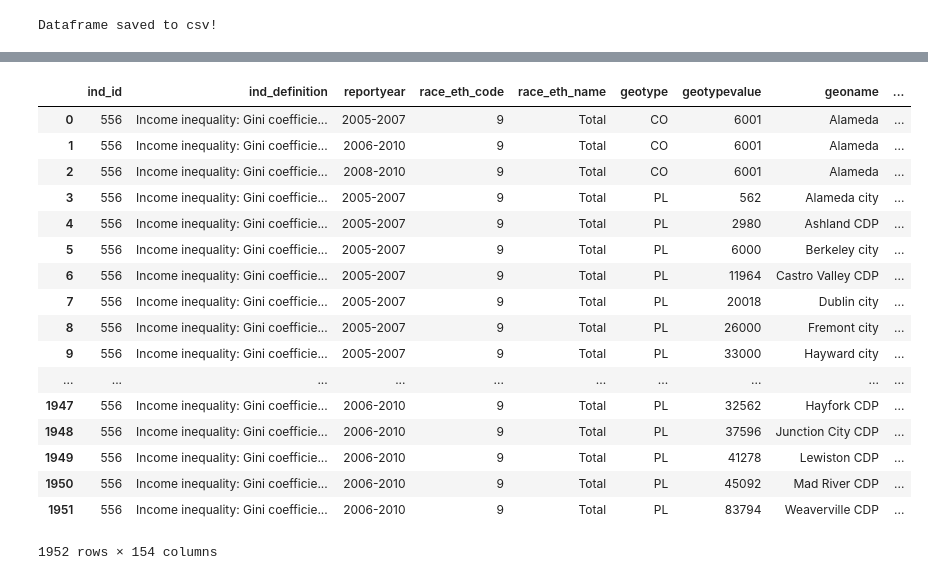
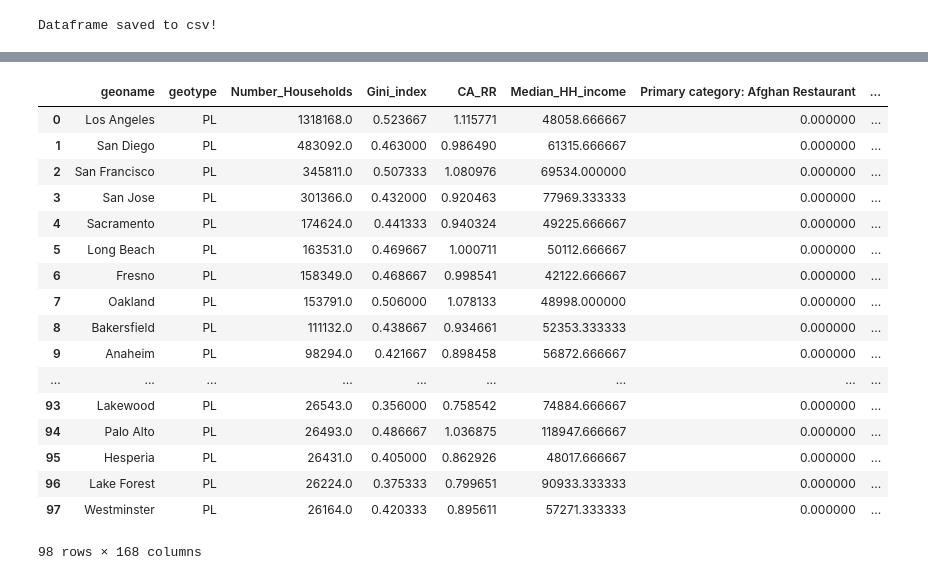
Before and after one commit to Ajstanley89/Income-Inequality-and-California-Culture, a Jupyter notebook: Data Gathering and Exploration.ipynb, the cells around one changed output, grey strips where cells are left out. Saved outputs shown, nothing was run; the diff lists cells and outputs as text; code cells hidden in the pictures.

```diff
--- a/Data Gathering and Exploration.ipynb
+++ b/Data Gathering and Exploration.ipynb
@@ -83,6 +131,6 @@ There are 58 unique counties in CA
 # %%
-# Define function to build query url
-def get_data(county, client=client, client_secret=client_secret, time='any', openNow=0, price='1,2,3,4', v='20191206'):
+# Define function to build query url and make api call to 4square
+def get_data(location, client=client, client_secret=client_secret, time='any', openNow=0, price='1,2,3,4', v='20191206'):
     """
     Takes the desired parameters, builds the search, and makes an api call to foursquare. Returns a json response.
 
@@ -91,7 +139,7 @@ def get_data(county, client=client, client_secret=client_secret, time='any', ope
     """
     # assemble the parameters into search strings
     base_uri = 'https://api.foursquare.com/v2/venues/explore?'
-    near = 'near=' + county + ', CA'
+    near = 'near=' + location + ', CA, United States'
     price = f'price={price}'
     time = f'time={time}'
     openNow = f'openNow={openNow}'
@@ -109,15 +179,25 @@ def get_data(county, client=client, client_secret=client_secret, time='any', ope
 # price isn't returned in the response, but we can filter for it initially. We'll just need to make 1 request at each price point (1-4)
 prices = range(1,5)
 
+# slice the sorted df for the top n cities by households
+n = 500
+locations = cities_df.loc[:n, 'geoname']
+
 # create empty list to hold dictionaries for all venue data
 all_venues = []
 
 # loop through all counties
-for county in counties:
-    print(f'Getting data for {county}...')
+for location in locations:
+    print(f'Getting data for {location}...')
     # make an api call for each price point
     for price in prices:
-        r = get_data(county, price=price)
+        r = get_data(location, price=price)
+
+        # check if the response was 2XX
+        code = str(r['meta']['code'])
+        if code[0] != '2':
+            print(f'Error {code}')
+            continue
 
         # find the number of total results and just move on if it's 0 (don't try to process the data because there isn't any!)
         totalR = r['response']['totalResults']
@@ -138,7 +218,7 @@ for county in counties:
             venue_dict = {
                 'Venue id': v['id'],
                 'Venue Name': v['name'],
-                'County': county,
+                'Location': location,
                 'Price': price
             }
 
@@ -159,6 +239,6 @@ for county in counties:
 
             # append the dictionary to the list for all our venues
             all_venues.append(venue_dict)
-            print('Done!')
+    print('Done!')
 
 print('All data gathering complete!')
@@ -228,0 +323,9 @@ Name: Primary category, Length: 130, dtype: int64
+# %%
+# Let's encode the prices with more descriptive categories
+price_key = {1:'Low',
+            2:'Moderate',
+            3:'Expensive',
+            4:'Very Expensive'}
+# change the numbers in the price column to their string descriptions
+venues_df['Price'] = [price_key[price] for price in venues_df['Price']]
+venues_df.head()
@@ -229,8 +339,8 @@ Name: Primary category, Length: 130, dtype: int64
 # %%
 # get the frequency of each venue for each county.
 # One hot encode the venue categories
-one_hot_venues = pd.get_dummies(venues_df, columns=['Primary category'], prefix='', prefix_sep='')
+one_hot_venues = pd.get_dummies(venues_df, columns=['Primary category', 'Price'], prefix_sep=': ')
 # gorup by the counties by mean to get the frequency opf each category
-freq_df = one_hot_venues.groupby('County').mean()
+freq_df = one_hot_venues.groupby('Location').mean()
 freq_df
 # %% [output]
@@ -256,26 +366,26 @@ freq_df
 # %%
 # merge the economic and venue data
-econ_venue_merged_df = pd.merge(df, freq_df, left_on = 'county_name', right_on='County')
+econ_venue_merged_df = pd.merge(cities_df, freq_df, left_on = 'geoname', right_on='Location')
 econ_venue_merged_df
 # %% [output]
-|  | ind_id | ind_definition | reportyear | race_eth_code | race_eth_name | geotype | geotypevalue | geoname | ... |
-| 0 | 556 | Income inequality: Gini coefficie... | 2005-2007 | 9 | Total | CO | 6001 | Alameda | ... |
-| 1 | 556 | Income inequality: Gini coefficie... | 2006-2010 | 9 | Total | CO | 6001 | Alameda | ... |
-| 2 | 556 | Income inequality: Gini coefficie... | 2008-2010 | 9 | Total | CO | 6001 | Alameda | ... |
-| 3 | 556 | Income inequality: Gini coefficie... | 2005-2007 | 9 | Total | PL | 562 | Alameda city | ... |
-| 4 | 556 | Income inequality: Gini coefficie... | 2005-2007 | 9 | Total | PL | 2980 | Ashland CDP | ... |
-| 5 | 556 | Income inequality: Gini coefficie... | 2005-2007 | 9 | Total | PL | 6000 | Berkeley city | ... |
-| 6 | 556 | Income inequality: Gini coefficie... | 2005-2007 | 9 | Total | PL | 11964 | Castro Valley CDP | ... |
-| 7 | 556 | Income inequality: Gini coefficie... | 2005-2007 | 9 | Total | PL | 20018 | Dublin city | ... |
-| 8 | 556 | Income inequality: Gini coefficie... | 2005-2007 | 9 | Total | PL | 26000 | Fremont city | ... |
-| 9 | 556 | Income inequality: Gini coefficie... | 2005-2007 | 9 | Total | PL | 33000 | Hayward city | ... |
-| ... | ... | ... | ... | ... | ... | ... | ... | ... | ... |
-| 1947 | 556 | Income inequality: Gini coefficie... | 2006-2010 | 9 | Total | PL | 32562 | Hayfork CDP | ... |
-| 1948 | 556 | Income inequality: Gini coefficie... | 2006-2010 | 9 | Total | PL | 37596 | Junction City CDP | ... |
-| 1949 | 556 | Income inequality: Gini coefficie... | 2006-2010 | 9 | Total | PL | 41278 | Lewiston CDP | ... |
-| 1950 | 556 | Income inequality: Gini coefficie... | 2006-2010 | 9 | Total | PL | 45092 | Mad River CDP | ... |
-| 1951 | 556 | Income inequality: Gini coefficie... | 2006-2010 | 9 | Total | PL | 83794 | Weaverville CDP | ... |
+|  | geoname | geotype | Number_Households | Gini_index | CA_RR | Median_HH_income | Primary category: Afghan Restaurant | ... |
+| 0 | Los Angeles | PL | 1318168.0 | 0.523667 | 1.115771 | 48058.666667 | 0.000000 | ... |
+| 1 | San Diego | PL | 483092.0 | 0.463000 | 0.986490 | 61315.666667 | 0.000000 | ... |
+| 2 | San Francisco | PL | 345811.0 | 0.507333 | 1.080976 | 69534.000000 | 0.000000 | ... |
+| 3 | San Jose | PL | 301366.0 | 0.432000 | 0.920463 | 77969.333333 | 0.000000 | ... |
+| 4 | Sacramento | PL | 174624.0 | 0.441333 | 0.940324 | 49225.666667 | 0.000000 | ... |
+| 5 | Long Beach | PL | 163531.0 | 0.469667 | 1.000711 | 50112.666667 | 0.000000 | ... |
+| 6 | Fresno | PL | 158349.0 | 0.468667 | 0.998541 | 42122.666667 | 0.000000 | ... |
+| 7 | Oakland | PL | 153791.0 | 0.506000 | 1.078133 | 48998.000000 | 0.000000 | ... |
+| 8 | Bakersfield | PL | 111132.0 | 0.438667 | 0.934661 | 52353.333333 | 0.000000 | ... |
+| 9 | Anaheim | PL | 98294.0 | 0.421667 | 0.898458 | 56872.666667 | 0.000000 | ... |
+| ... | ... | ... | ... | ... | ... | ... | ... | ... |
+| 93 | Lakewood | PL | 26543.0 | 0.356000 | 0.758542 | 74884.666667 | 0.000000 | ... |
+| 94 | Palo Alto | PL | 26493.0 | 0.486667 | 1.036875 | 118947.666667 | 0.000000 | ... |
+| 95 | Hesperia | PL | 26431.0 | 0.405000 | 0.862926 | 48017.666667 | 0.000000 | ... |
+| 96 | Lake Forest | PL | 26224.0 | 0.375333 | 0.799651 | 90933.333333 | 0.000000 | ... |
+| 97 | Westminster | PL | 26164.0 | 0.420333 | 0.895611 | 57271.333333 | 0.000000 | ... |
-1952 rows × 154 columns
+98 rows × 168 columns
 # %%
 # make visualizations
 fig = plt.figure(figsize=(10,8))
```
Also changed, not shown: parts of 21 cells of this notebook, 3 other files.
